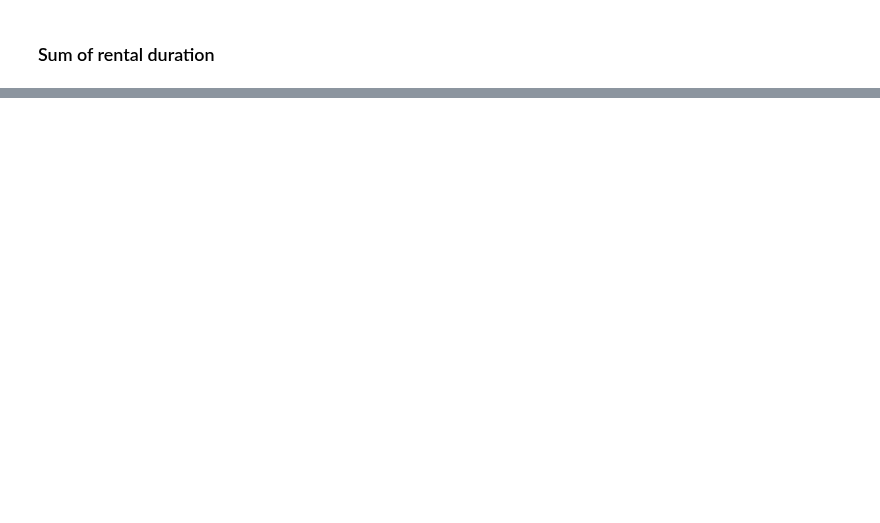
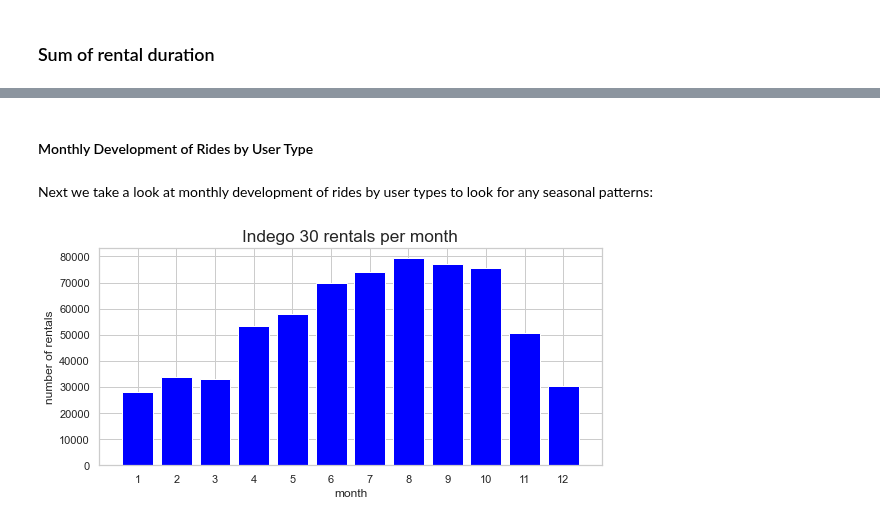
Before and after one commit to yassinehammou27/intentionally_blank, a Jupyter notebook: Team Assignment - Intentionally Blank.ipynb, the cells around one changed output, grey strips where cells are left out. Saved outputs shown, nothing was run; the diff lists cells and outputs as text; code cells hidden in the pictures; blank space fills up the shorter version.

Commit message:
Add files via upload
Added User Analysis at end of Revenue KPI

```diff
--- a/Team Assignment - Intentionally Blank.ipynb
+++ b/Team Assignment - Intentionally Blank.ipynb
@@ -574,0 +586,27 @@ plt.show()
+# %% [markdown]
+#### Monthly Development of Rides by User Type
+# %% [markdown]
+Next we take a look at monthly development of rides by user types to look for any seasonal patterns:
+# %%
+# Create Dataframe grouped by User types and months
+df_months_usertype = df_philadelphia_cleaned.groupby(['month','user_type'])["user_type"].count().reset_index(name = "n_rides").sort_values(by=['month'], ascending=True)
+
+# Split Dataframe into multiple Dataframes for each usertype
+df_months_indego30 = df_months_usertype[df_months_usertype['user_type'] == "Indego30"]
+df_months_indego365 = df_months_usertype[df_months_usertype['user_type'] == "Indego365"]
+df_months_indegoflex = df_months_usertype[df_months_usertype['user_type'] == "IndegoFlex"]
+df_months_walkup = df_months_usertype[df_months_usertype['user_type'] == "Walk-up"]
+df_months_onedaypass = df_months_usertype[df_months_usertype['user_type'] == "One Day Pass"]
+df_months_twodaypass = df_months_usertype[df_months_usertype['user_type'] == "Two Day Pass"]
+# %%
+# Create Bar Chart for monthly rides with Indego 30
+fig = plt.figure(figsize=(9,4))
+plt.bar(df_months_indego30["month"], df_months_indego30["n_rides"], color = 'blue')
+plt.xticks(range(1,13))
+plt.rc('ytick', labelsize = 10)
+plt.xlabel("month", size = 'medium')
+plt.ylabel("number of rentals", size = 'medium')
+plt.title("Indego 30 rentals per month", size = 'x-large')
+plt.show()
+# %% [output]
+[figure, added]
```
Also changed, not shown: parts of 20 cells of this notebook.
